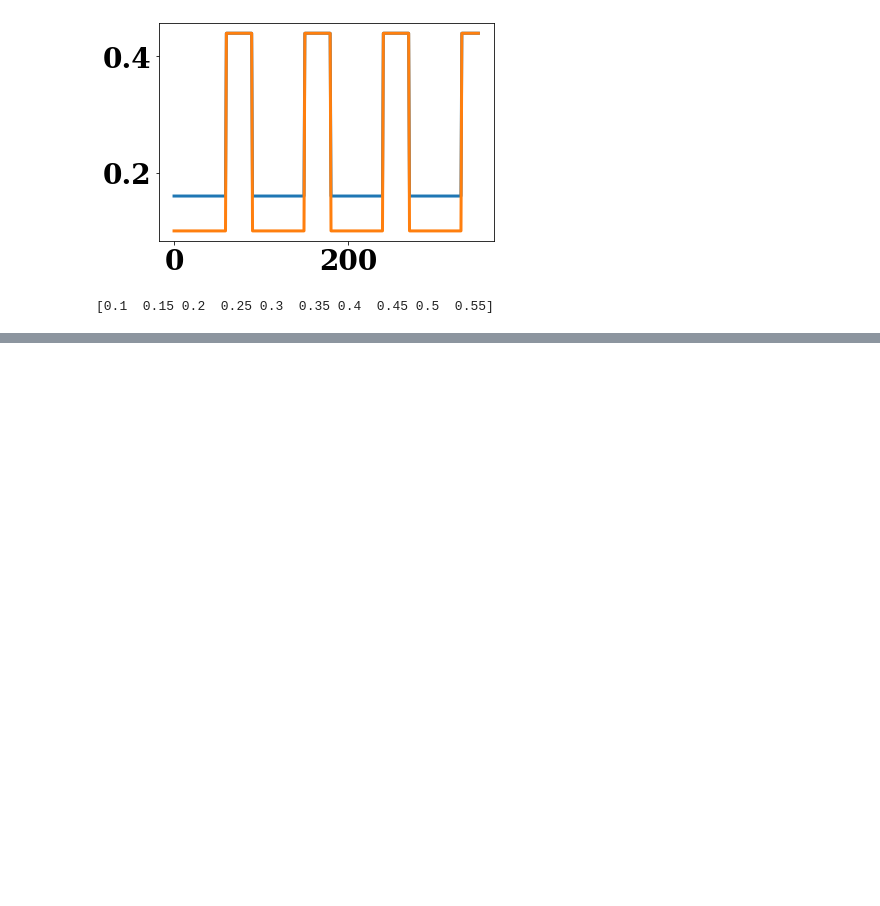
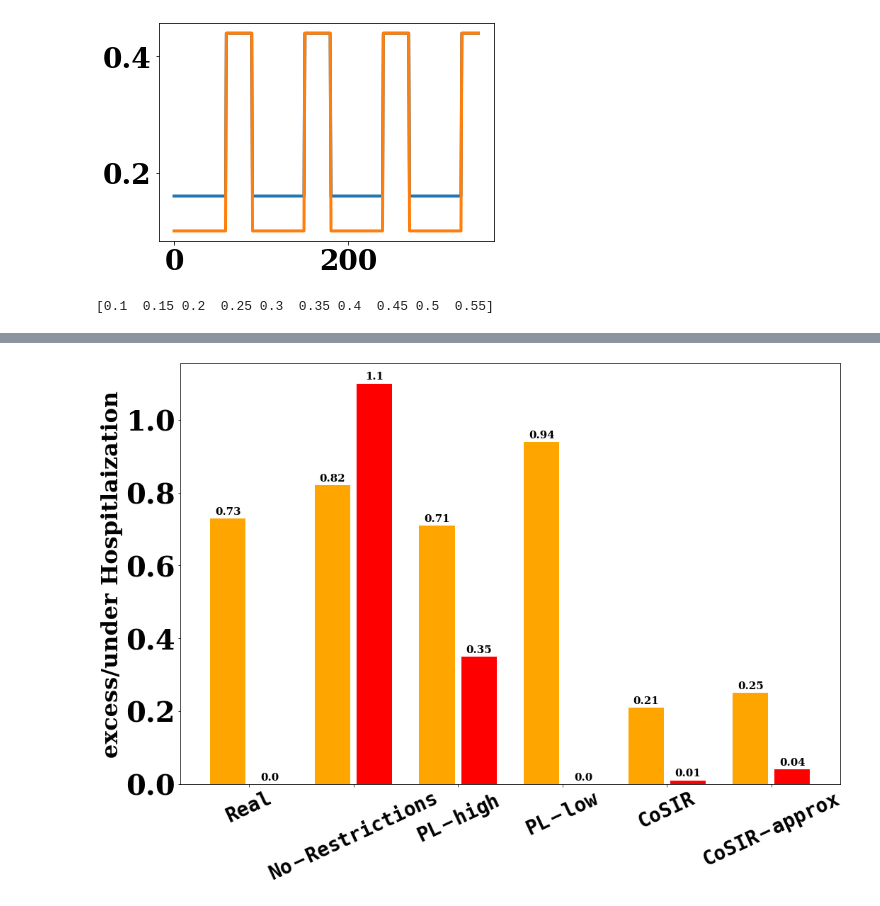
Before and after one commit to dsindiavscovid/CoSIR, a Jupyter notebook: baselines.ipynb, the cells around one changed output, grey strips where cells are left out. Saved outputs shown, nothing was run; the diff lists cells and outputs as text; code cells hidden in the pictures; blank space fills up the shorter version.

```diff
--- a/baselines.ipynb
+++ b/baselines.ipynb
@@ -386,53 +373,52 @@ def getIBelowAboveIstar(I, Istar):
             above+=i-Istar
     return below/(len(I)*Istar), above/(len(I)*Istar)
 # %%
-# belowAbove = {}
-# # I_real_1 = [i*underreporting_factor for i in I_real]
-# belowAbove['Real'] = getIBelowAboveIstar(I_real_c, Istar)
-# belowAbove['Cons'] = getIBelowAboveIstar(I_cons, Istar)
-# belowAbove['DI_h'] = getIBelowAboveIstar(I_dI_h, Istar)
-# belowAbove['DI_l'] = getIBelowAboveIstar(I_dI_l, Istar)
-# belowAbove['Ideal'] = getIBelowAboveIstar(I_ideal, Istar)
-# belowAbove['Approx'] = getIBelowAboveIstar(I_approx, Istar)
-# print(belowAbove)
-# names = ['Real', 'Cons', 'DI_h', 'DI_l', 'Ideal', 'Approx']
-# belows = [round(belowAbove[n][0], 2) for n in names]
-# aboves = [round(belowAbove[n][1], 2) for n in names]
+belowAbove = {}
+belowAbove['Real'] = getIBelowAboveIstar(deltaI_real_c*h, deltaHstar)
+belowAbove['No Restrictions'] = getIBelowAboveIstar(I_cons*gamma*h, deltaHstar)
+belowAbove['PL_high'] = getIBelowAboveIstar(I_dI_h*gamma*h, deltaHstar)
+belowAbove['PL_low'] = getIBelowAboveIstar(I_dI_l*gamma*h, deltaHstar)
+belowAbove['Ideal'] = getIBelowAboveIstar(I_ideal*gamma*h, deltaHstar)
+belowAbove['Approx'] = getIBelowAboveIstar(I_approx*gamma*h, deltaHstar)
+print(belowAbove)
+names = ['Real', 'No Restrictions', 'PL_high', 'PL_low', 'Ideal', 'Approx']
+belows = [round(belowAbove[n][0], 2) for n in names]
+aboves = [round(belowAbove[n][1], 2) for n in names]
 
 
-
-# labels = ['Real', 'Cons', 'DI_h', 'DI_l', 'Ideal', 'Approx']
+labels = [r'$\mathtt{Real}$', r'$\mathtt{No-Restrictions}$', r'$\mathtt{PL-high}$', r'$\mathtt{PL-low}$', r'$\mathtt{CoSIR}$', r'$\mathtt{CoSIR-approx}$']
 
 
-# x = np.arange(len(labels))  # the label locations
-# width = 0.35  # the width of the bars
+x = np.arange(len(labels))  # the label locations
+width = 0.2  # the width of the bars
 
-# fig, ax = plt.subplots(figsize=(10,10))
-# rects1 = ax.bar(x - width/2, belows, width*0.85, label='Below I*', color = 'orange')
-# rects2 = ax.bar(x + width/2, aboves, width*0.85, label='Above I*', color = 'red')
+fig, ax = plt.subplots(figsize=(15,10.5))
+rects1 = ax.bar(x/2 - width/2, belows, width*0.85, label=r'Under Hospitlaization', color = 'orange')
+rects2 = ax.bar(x/2 + width/2, aboves, width*0.85, label=r'Excess Hospitalization', color = 'red')
 
-# # Add some text for labels, title and custom x-axis tick labels, etc.
-# ax.set_ylabel('<Metric Name>')
-# ax.set_title('I above/below')
-# ax.set_xticks(x)
-# ax.set_xticklabels(labels)
-# ax.legend()
+# Add some text for labels, title and custom x-axis tick labels, etc.
+ax.set_ylabel('excess/under Hospitlaization',  fontweight = 'bold', fontsize = 32)
+# ax.set_xlabel('Control Method',  fontweight = 'bold')
+ax.set_xticks(x/2)
+ax.set_xticklabels(labels, rotation=25)
+# ax.legend(fontsize = 35)
+ax.tick_params(axis='y', labelsize=40)
+
+def autolabel(rects):
+    """Attach a text label above each bar in *rects*, displaying its height."""
+    for rect in rects:
+        height = rect.get_height()
+        ax.annotate('{}'.format(height),
+                    xy=(rect.get_x() + rect.get_width() / 2, height),
+                    xytext=(0, 3),  # 3 points vertical offset
+                    textcoords="offset points",
+                    ha='center', va='bottom', fontsize=15)
 
 
-# def autolabel(rects):
-#     """Attach a text label above each bar in *rects*, displaying its height."""
-#     for rect in rects:
-#         height = rect.get_height()
-#         ax.annotate('{}'.format(height),
-#                     xy=(rect.get_x() + rect.get_width() / 2, height),
-#                     xytext=(0, 3),  # 3 points vertical offset
-#                     textcoords="offset points",
-#                     ha='center', va='bottom', fontsize=15)
+autolabel(rects1)
+autolabel(rects2)
 
-
-# autolabel(rects1)
-# autolabel(rects2)
-
-# fig.tight_layout()
-# plt.savefig('./graphs/{}_IcontrolMetrics.png'.format(meta['region']))
-# # plt.show()
+fig.tight_layout()
+# plt.title(meta['region'], fontsize = 32, fontweight = 'bold')
+plt.savefig('./graphs/{}_deltaHcontrolMetrics.eps'.format(meta['region']), format = 'eps')
+# %% [output]
@@ -438,0 +426 @@ def getIBelowAboveIstar(I, Istar):
+[figure, added]
```
Also changed, not shown: parts of 19 cells of this notebook, 29 other files.
